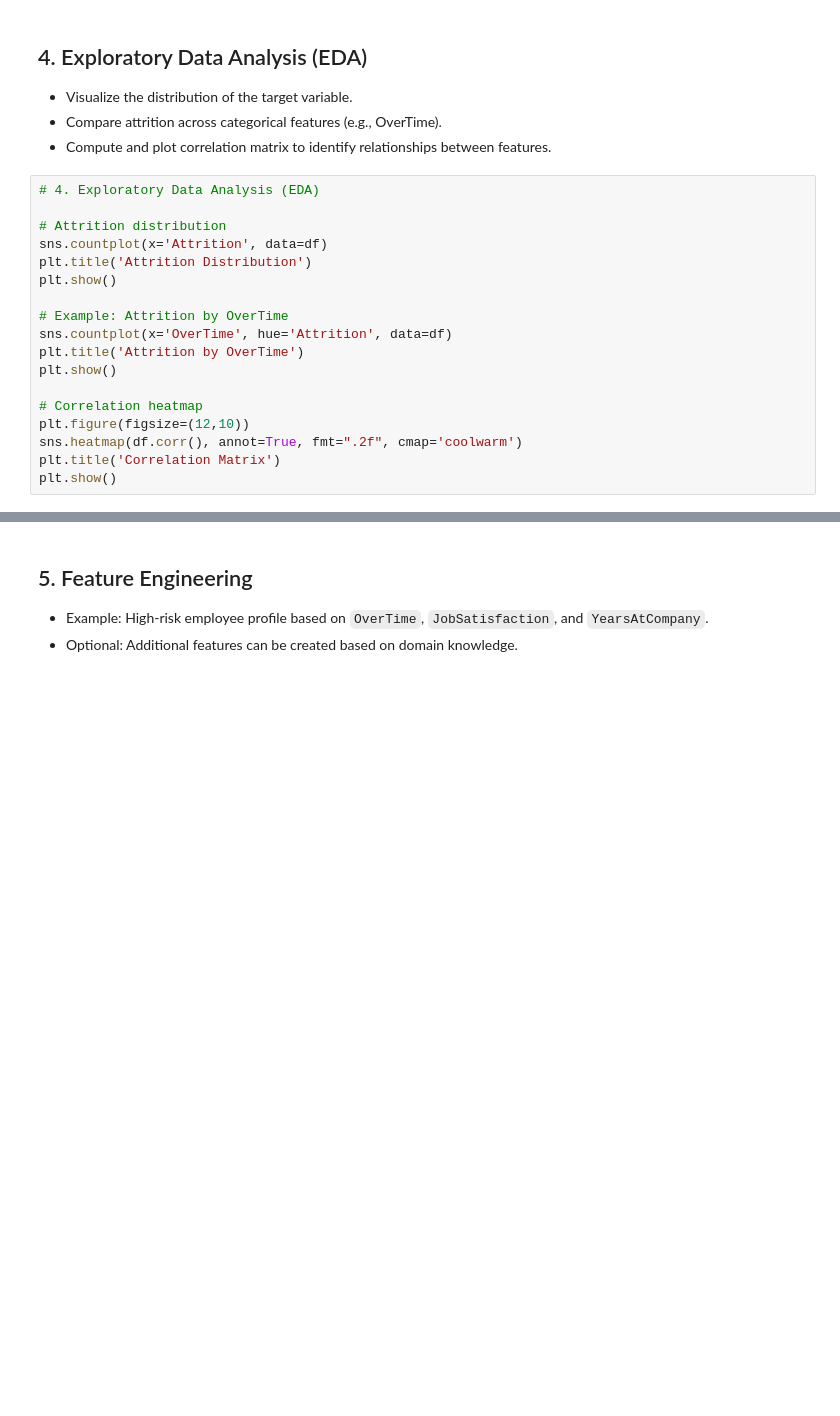
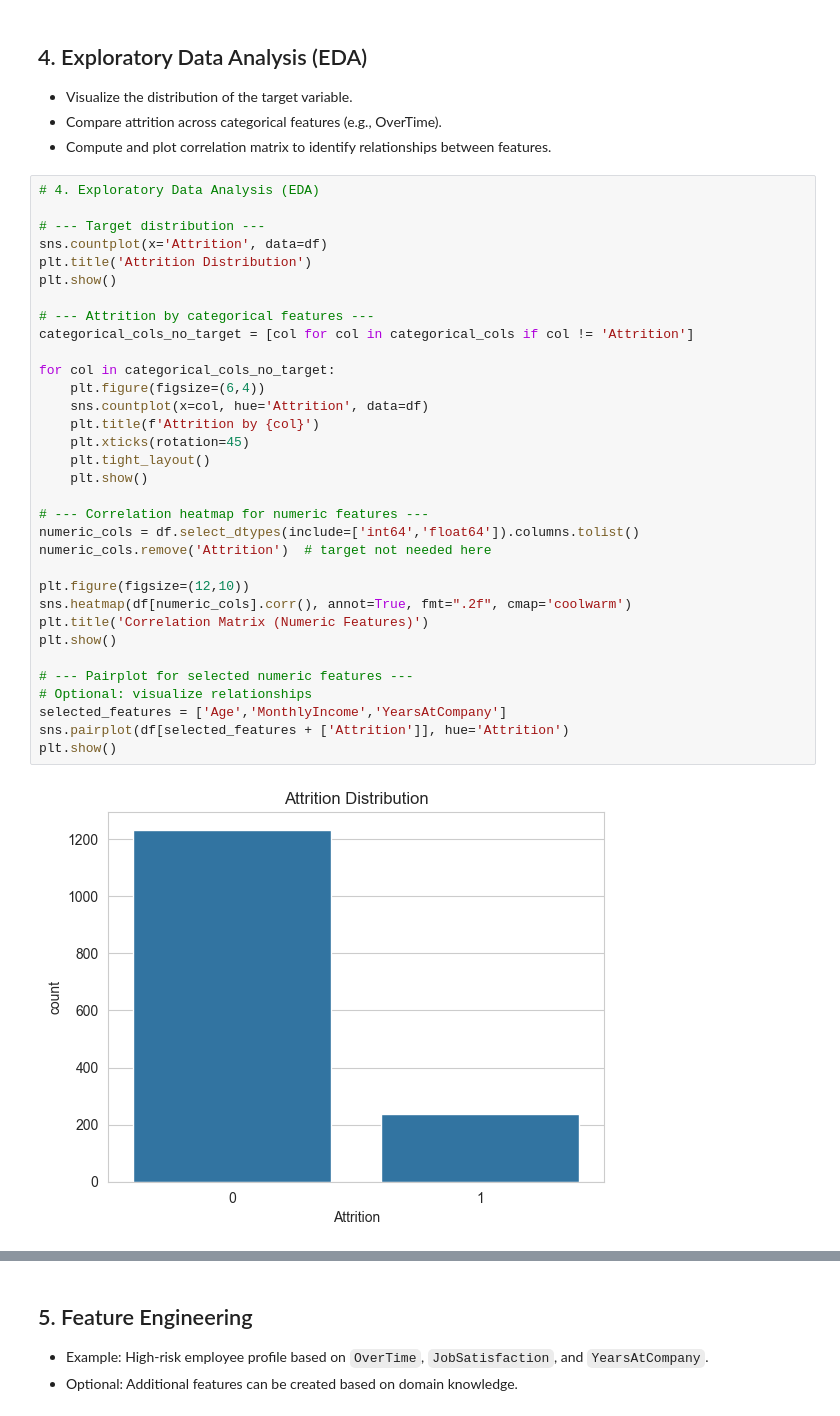
Before and after one commit to Miloss11/Human-Resources, a Jupyter notebook: Machine_Learning/notebooks/03_ML_Full_Workflow.ipynb, the cells around one changed output, grey strips where cells are left out. Drawn from its saved outputs; the diff is of its cells as text; blank space fills up the shorter version.

Commit message:
Refactor EDA: numeric correlation and categorical plots, clean markdown

```diff
--- a/Machine_Learning/notebooks/03_ML_Full_Workflow.ipynb
+++ b/Machine_Learning/notebooks/03_ML_Full_Workflow.ipynb
@@ -64,18 +100,35 @@ numerical_cols.remove('Attrition')  # remove target from features
 # %%
 # 4. Exploratory Data Analysis (EDA)
 
-# Attrition distribution
+# --- Target distribution ---
 sns.countplot(x='Attrition', data=df)
 plt.title('Attrition Distribution')
 plt.show()
 
-# Example: Attrition by OverTime
-sns.countplot(x='OverTime', hue='Attrition', data=df)
-plt.title('Attrition by OverTime')
+# --- Attrition by categorical features ---
+categorical_cols_no_target = [col for col in categorical_cols if col != 'Attrition']
+
+for col in categorical_cols_no_target:
+    plt.figure(figsize=(6,4))
+    sns.countplot(x=col, hue='Attrition', data=df)
+    plt.title(f'Attrition by {col}')
+    plt.xticks(rotation=45)
+    plt.tight_layout()
+    plt.show()
+
+# --- Correlation heatmap for numeric features ---
+numeric_cols = df.select_dtypes(include=['int64','float64']).columns.tolist()
+numeric_cols.remove('Attrition')  # target not needed here
+
+plt.figure(figsize=(12,10))
+sns.heatmap(df[numeric_cols].corr(), annot=True, fmt=".2f", cmap='coolwarm')
+plt.title('Correlation Matrix (Numeric Features)')
 plt.show()
 
-# Correlation heatmap
-plt.figure(figsize=(12,10))
-sns.heatmap(df.corr(), annot=True, fmt=".2f", cmap='coolwarm')
-plt.title('Correlation Matrix')
+# --- Pairplot for selected numeric features ---
+# Optional: visualize relationships
+selected_features = ['Age','MonthlyIncome','YearsAtCompany']
+sns.pairplot(df[selected_features + ['Attrition']], hue='Attrition')
 plt.show()
+# %% [output]
+[figure, added]
```
Also changed, not shown: parts of 4 cells of this notebook.
